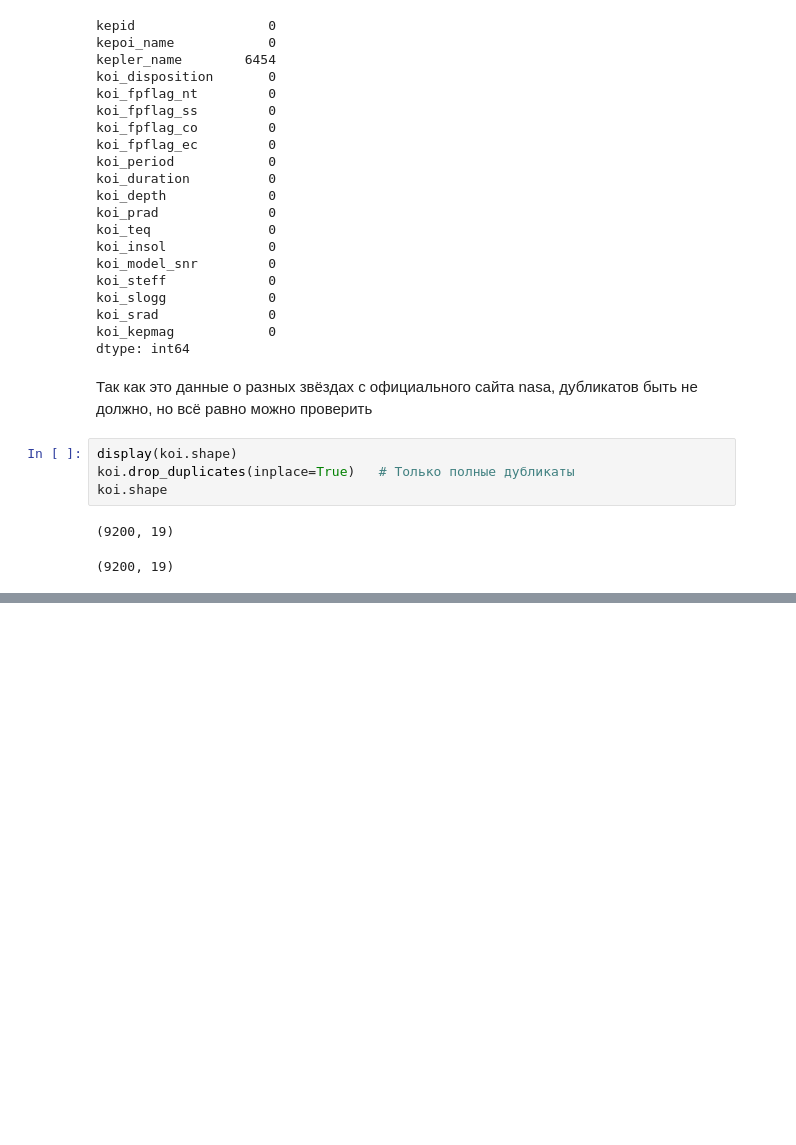
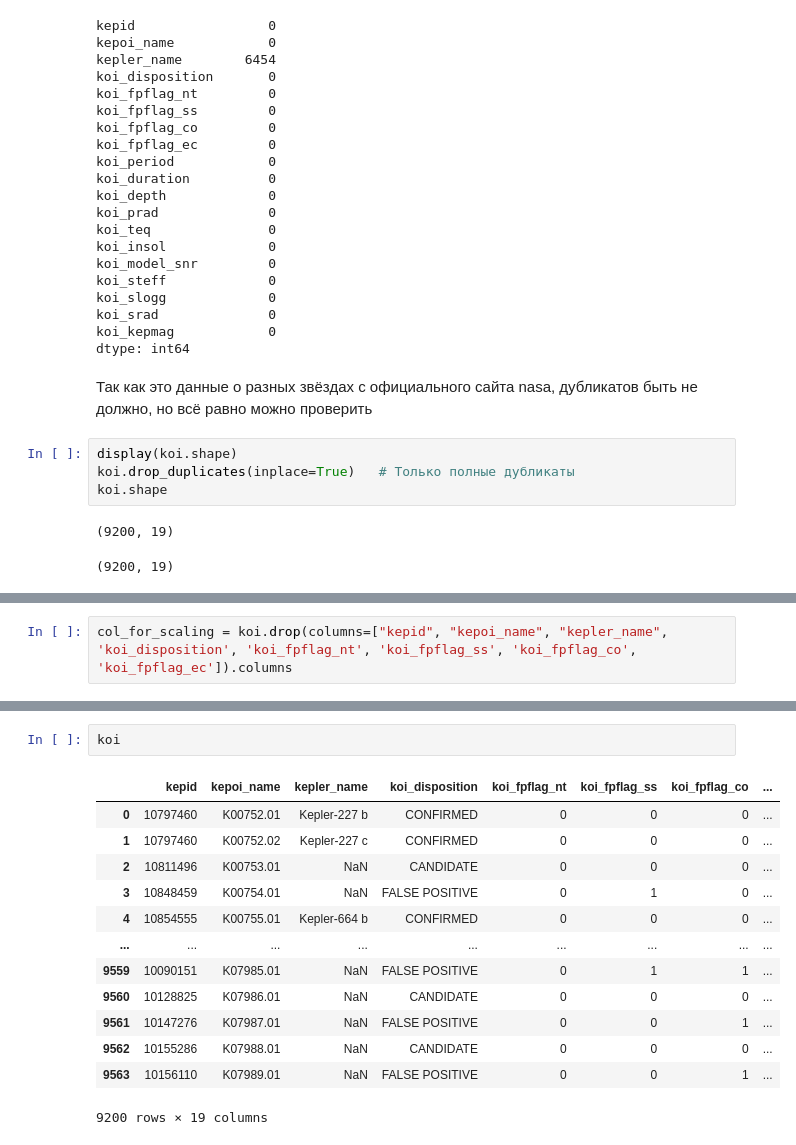
Before and after one commit to Sladkiy-Bo/exoplanet-detector, a Jupyter notebook: notebooks/02_nasa.ipynb, the cells around one changed output, grey strips where cells are left out. Saved outputs shown, nothing was run; the diff lists cells and outputs as text; blank space fills up the shorter version.

```diff
--- a/notebooks/02_nasa.ipynb
+++ b/notebooks/02_nasa.ipynb
@@ -188,0 +193,2 @@ koi.shape
+# %%
+col_for_scaling = koi.drop(columns=["kepid", "kepoi_name", "kepler_name", 'koi_disposition', 'koi_fpflag_nt', 'koi_fpflag_ss', 'koi_fpflag_co', 'koi_fpflag_ec']).columns
@@ -188,0 +257,16 @@ koi.shape
+# %%
+koi
+# %% [output]
+|  | kepid | kepoi_name | kepler_name | koi_disposition | koi_fpflag_nt | koi_fpflag_ss | koi_fpflag_co | ... |
+| 0 | 10797460 | K00752.01 | Kepler-227 b | CONFIRMED | 0 | 0 | 0 | ... |
+| 1 | 10797460 | K00752.02 | Kepler-227 c | CONFIRMED | 0 | 0 | 0 | ... |
+| 2 | 10811496 | K00753.01 | NaN | CANDIDATE | 0 | 0 | 0 | ... |
+| 3 | 10848459 | K00754.01 | NaN | FALSE POSITIVE | 0 | 1 | 0 | ... |
+| 4 | 10854555 | K00755.01 | Kepler-664 b | CONFIRMED | 0 | 0 | 0 | ... |
+| ... | ... | ... | ... | ... | ... | ... | ... | ... |
+| 9559 | 10090151 | K07985.01 | NaN | FALSE POSITIVE | 0 | 1 | 1 | ... |
+| 9560 | 10128825 | K07986.01 | NaN | CANDIDATE | 0 | 0 | 0 | ... |
+| 9561 | 10147276 | K07987.01 | NaN | FALSE POSITIVE | 0 | 0 | 1 | ... |
+| 9562 | 10155286 | K07988.01 | NaN | CANDIDATE | 0 | 0 | 0 | ... |
+| 9563 | 10156110 | K07989.01 | NaN | FALSE POSITIVE | 0 | 0 | 1 | ... |
+9200 rows × 19 columns
```
Also changed, not shown: parts of 13 cells of this notebook.
